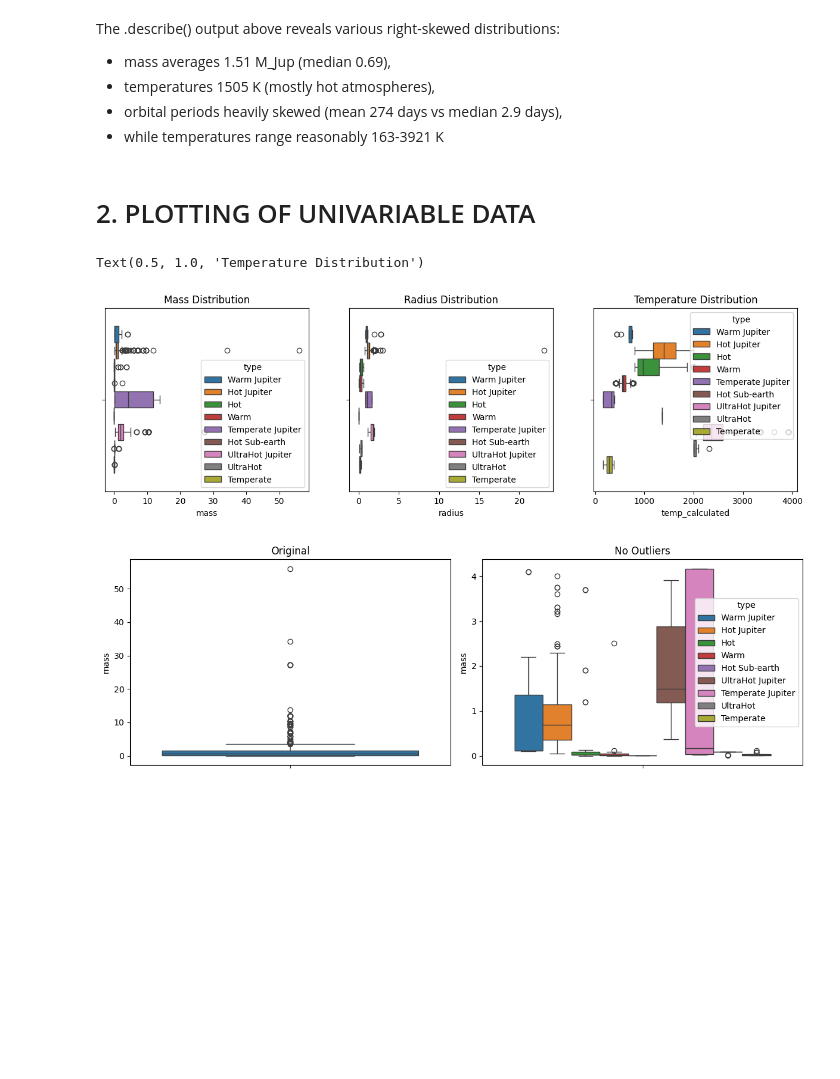
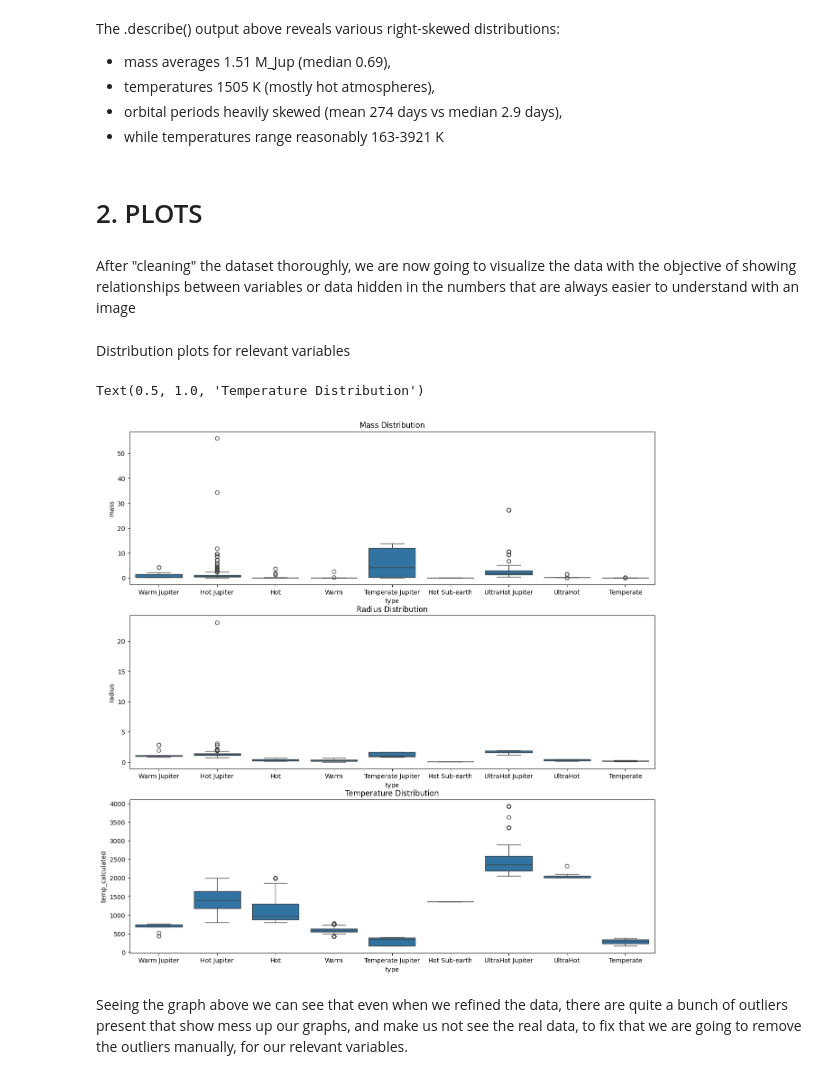
Before and after one commit to Dova-afk/MUCYT_IASCA, a Jupyter notebook: EDA_Exoatmospheres.ipynb, the cells around one changed output. Drawn from its saved outputs; the diff is of its cells as text; code cells hidden in the pictures; blank space fills up the shorter version.

```diff
--- a/EDA_Exoatmospheres.ipynb
+++ b/EDA_Exoatmospheres.ipynb
@@ -133,16 +133,22 @@ The .describe() output above reveals various right-skewed distributions:
 * orbital periods heavily skewed (mean 274 days vs median 2.9 days),
 * while temperatures range reasonably 163-3921 K
 # %% [markdown]
-# 2. PLOTTING OF UNIVARIABLE DATA
+# 2. PLOTS
-# %%
-fig, axes = plt.subplots(1, 3, figsize=(15, 4))
-sns.boxplot(data=ExoAtmos_planets_refined, x='mass', hue='type', ax=axes[0])
-sns.boxplot(data=ExoAtmos_planets_refined, x='radius', hue='type', ax=axes[1])
-sns.boxplot(data=ExoAtmos_planets_refined, x='temp_calculated', hue='type', ax=axes[2])
-axes[0].set_title('Mass Distribution')
-axes[1].set_title('Radius Distribution')
-axes[2].set_title('Temperature Distribution')
-# %% [output]
-Text(0.5, 1.0, 'Temperature Distribution')
-[figure, old version]
+# %% [markdown]
+After "cleaning" the dataset thoroughly, we are now going to visualize the data with the objective of showing relationships between variables or data hidden in the numbers that are always easier to understand with an image
+# %% [markdown]
+Distribution plots for relevant variables
+# %%
+fig, axes = plt.subplots(3, 1, figsize=(15, 15))
+sns.boxplot(data=ExoAtmos_planets_refined, y='mass', x='type',  ax=axes[0])
+sns.boxplot(data=ExoAtmos_planets_refined, y='radius', x='type', ax=axes[1])
+sns.boxplot(data=ExoAtmos_planets_refined, y='temp_calculated', x='type', ax=axes[2])
+axes[0].set_title('Mass Distribution')
+axes[1].set_title('Radius Distribution')
+axes[2].set_title('Temperature Distribution')
+# %% [output]
+Text(0.5, 1.0, 'Temperature Distribution')
+[figure, added]
+# %% [markdown]
+Seeing the graph above we can see that even when we refined the data, there are quite a bunch of outliers present that show mess up our graphs, and make us not see the real data, to fix that we are going to remove the outliers manually, for our relevant variables.
 # %%
@@ -159,7 +175,0 @@ df_no_outliers = df_clean[(df_clean['mass'] >= lower_bound) & (df_clean['mass']
-# %%
-fig, axes = plt.subplots(1, 2, figsize=(12, 4))
-sns.boxplot(data=df_clean, y='mass', ax=axes[0]).set_title('Original')
-sns.boxplot(data=df_no_outliers, y='mass', hue="type", ax=axes[1] ).set_title('No Outliers')
-plt.tight_layout()
-# %% [output]
-[figure, removed]
```
Also changed, not shown: parts of 7 cells of this notebook, 1 other file.
